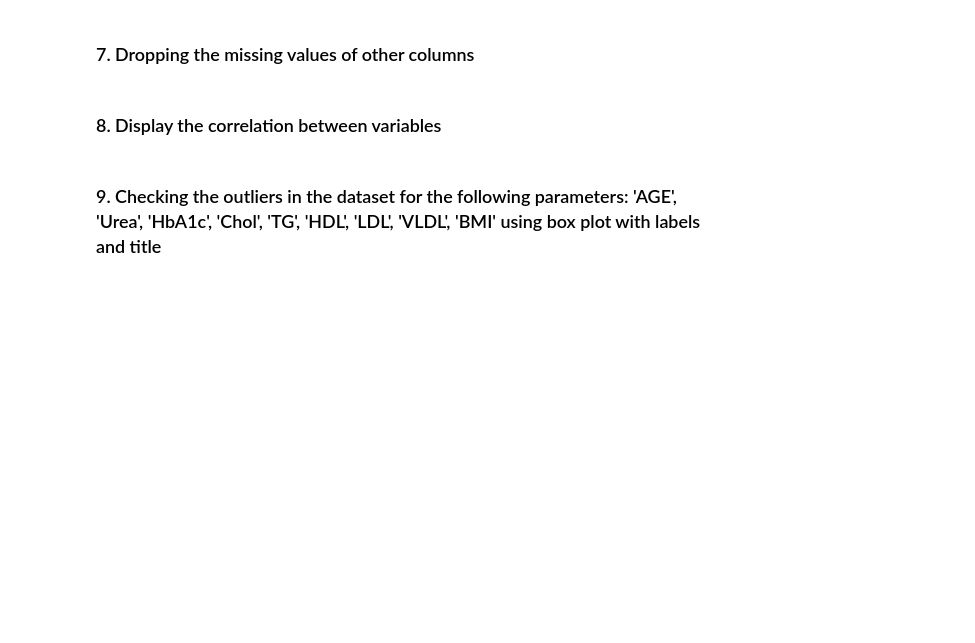
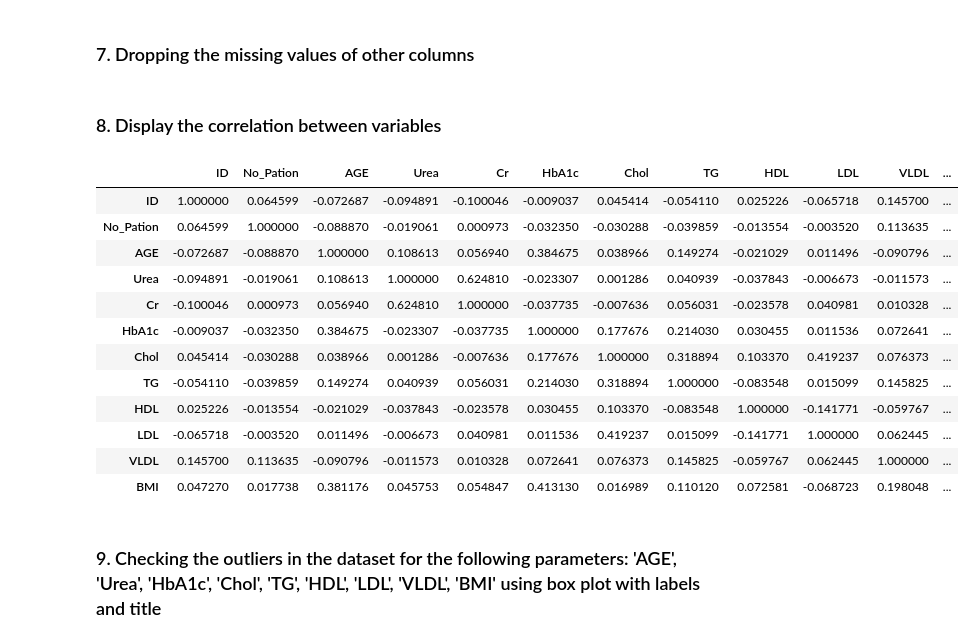
Before and after one commit to prathamshah19102006/python-classwork, a Jupyter notebook: unit_2_classwork (2).ipynb, the cells around one changed output. Drawn from its saved outputs; the diff is of its cells as text; code cells hidden in the pictures; blank space fills up the shorter version.

```diff
--- a/unit_2_classwork (2).ipynb
+++ b/unit_2_classwork (2).ipynb
@@ -551,5 +619,21 @@ df.describe(include='object')
 # %% [markdown]
 ### 8.	Display the correlation between variables
+# %%
+df.corr()
+# %% [output]
+|  | ID | No_Pation | AGE | Urea | Cr | HbA1c | Chol | TG | HDL | LDL | VLDL | ... |
+| ID | 1.000000 | 0.064599 | -0.072687 | -0.094891 | -0.100046 | -0.009037 | 0.045414 | -0.054110 | 0.025226 | -0.065718 | 0.145700 | ... |
+| No_Pation | 0.064599 | 1.000000 | -0.088870 | -0.019061 | 0.000973 | -0.032350 | -0.030288 | -0.039859 | -0.013554 | -0.003520 | 0.113635 | ... |
+| AGE | -0.072687 | -0.088870 | 1.000000 | 0.108613 | 0.056940 | 0.384675 | 0.038966 | 0.149274 | -0.021029 | 0.011496 | -0.090796 | ... |
+| Urea | -0.094891 | -0.019061 | 0.108613 | 1.000000 | 0.624810 | -0.023307 | 0.001286 | 0.040939 | -0.037843 | -0.006673 | -0.011573 | ... |
+| Cr | -0.100046 | 0.000973 | 0.056940 | 0.624810 | 1.000000 | -0.037735 | -0.007636 | 0.056031 | -0.023578 | 0.040981 | 0.010328 | ... |
+| HbA1c | -0.009037 | -0.032350 | 0.384675 | -0.023307 | -0.037735 | 1.000000 | 0.177676 | 0.214030 | 0.030455 | 0.011536 | 0.072641 | ... |
+| Chol | 0.045414 | -0.030288 | 0.038966 | 0.001286 | -0.007636 | 0.177676 | 1.000000 | 0.318894 | 0.103370 | 0.419237 | 0.076373 | ... |
+| TG | -0.054110 | -0.039859 | 0.149274 | 0.040939 | 0.056031 | 0.214030 | 0.318894 | 1.000000 | -0.083548 | 0.015099 | 0.145825 | ... |
+| HDL | 0.025226 | -0.013554 | -0.021029 | -0.037843 | -0.023578 | 0.030455 | 0.103370 | -0.083548 | 1.000000 | -0.141771 | -0.059767 | ... |
+| LDL | -0.065718 | -0.003520 | 0.011496 | -0.006673 | 0.040981 | 0.011536 | 0.419237 | 0.015099 | -0.141771 | 1.000000 | 0.062445 | ... |
+| VLDL | 0.145700 | 0.113635 | -0.090796 | -0.011573 | 0.010328 | 0.072641 | 0.076373 | 0.145825 | -0.059767 | 0.062445 | 1.000000 | ... |
+| BMI | 0.047270 | 0.017738 | 0.381176 | 0.045753 | 0.054847 | 0.413130 | 0.016989 | 0.110120 | 0.072581 | -0.068723 | 0.198048 | ... |
 # %% [markdown]
 
 ### 9.	 Checking the outliers in the dataset for the following parameters: 'AGE', 'Urea', 'HbA1c', 'Chol', 'TG', 'HDL', 'LDL', 'VLDL', 'BMI' using box plot with labels and title
```
Also changed, not shown: parts of 19 cells of this notebook, 2 other files.
